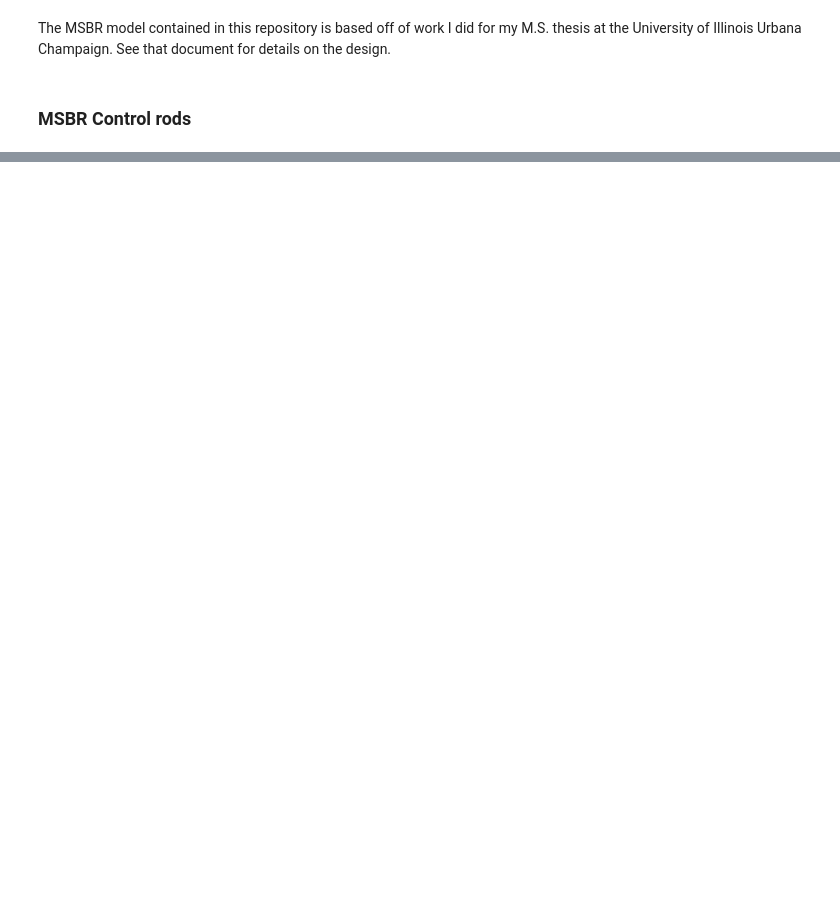
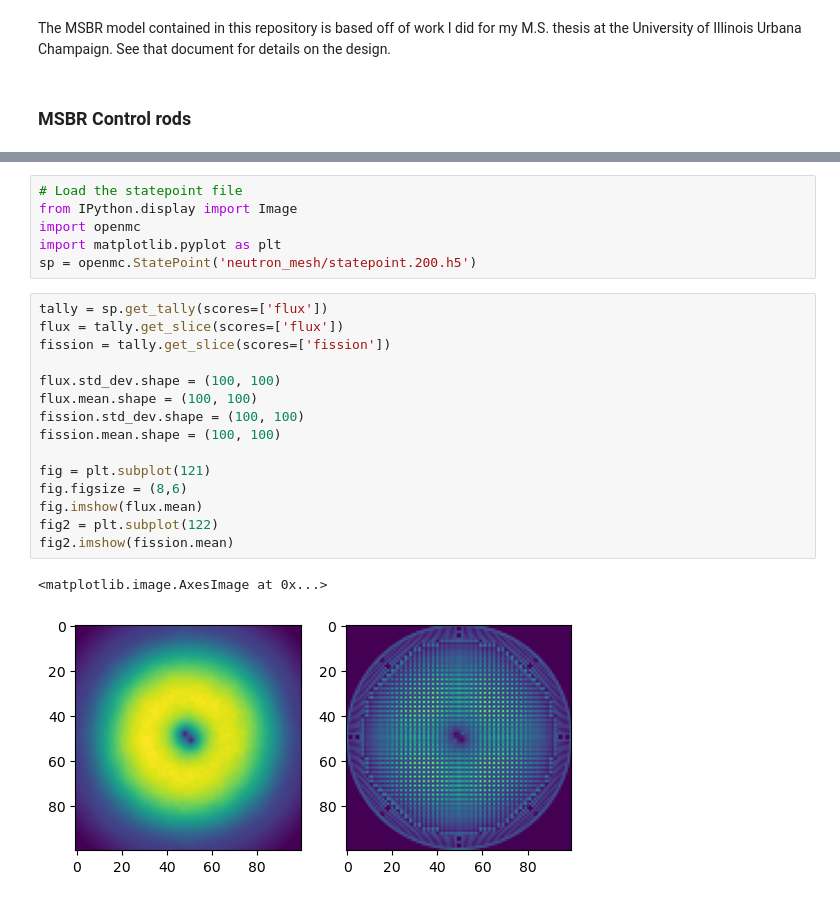
Before and after one commit to yardasol/msbr-transfer-rates, a Jupyter notebook: olek-work-summary.ipynb, the cells around one changed output, grey strips where cells are left out. Saved outputs shown, nothing was run; the diff lists cells and outputs as text; blank space fills up the shorter version.

```diff
--- a/olek-work-summary.ipynb
+++ b/olek-work-summary.ipynb
@@ -33,0 +112,24 @@ $k_\text{eff}$
+# %%
+# Load the statepoint file
+from IPython.display import Image
+import openmc
+import matplotlib.pyplot as plt
+sp = openmc.StatePoint('neutron_mesh/statepoint.200.h5')
+# %%
+tally = sp.get_tally(scores=['flux'])
+flux = tally.get_slice(scores=['flux'])
+fission = tally.get_slice(scores=['fission'])
+
+flux.std_dev.shape = (100, 100)
+flux.mean.shape = (100, 100)
+fission.std_dev.shape = (100, 100)
+fission.mean.shape = (100, 100)
+
+fig = plt.subplot(121)
+fig.figsize = (8,6)
+fig.imshow(flux.mean)
+fig2 = plt.subplot(122)
+fig2.imshow(fission.mean)
+# %% [output]
+<matplotlib.image.AxesImage at 0x...>
+[figure, added]
```
Also changed, not shown: parts of 21 cells of this notebook, 40 other files.
